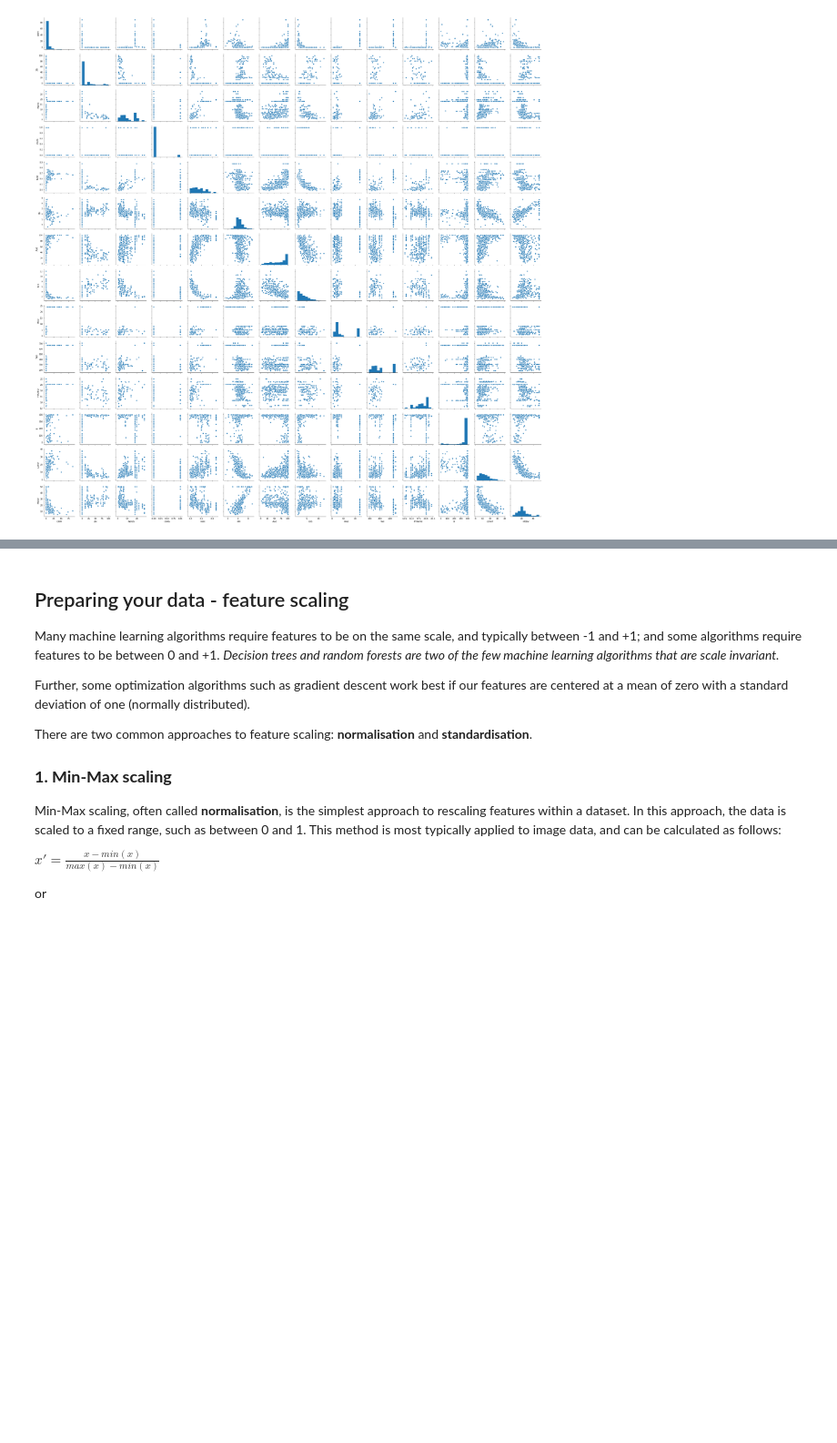
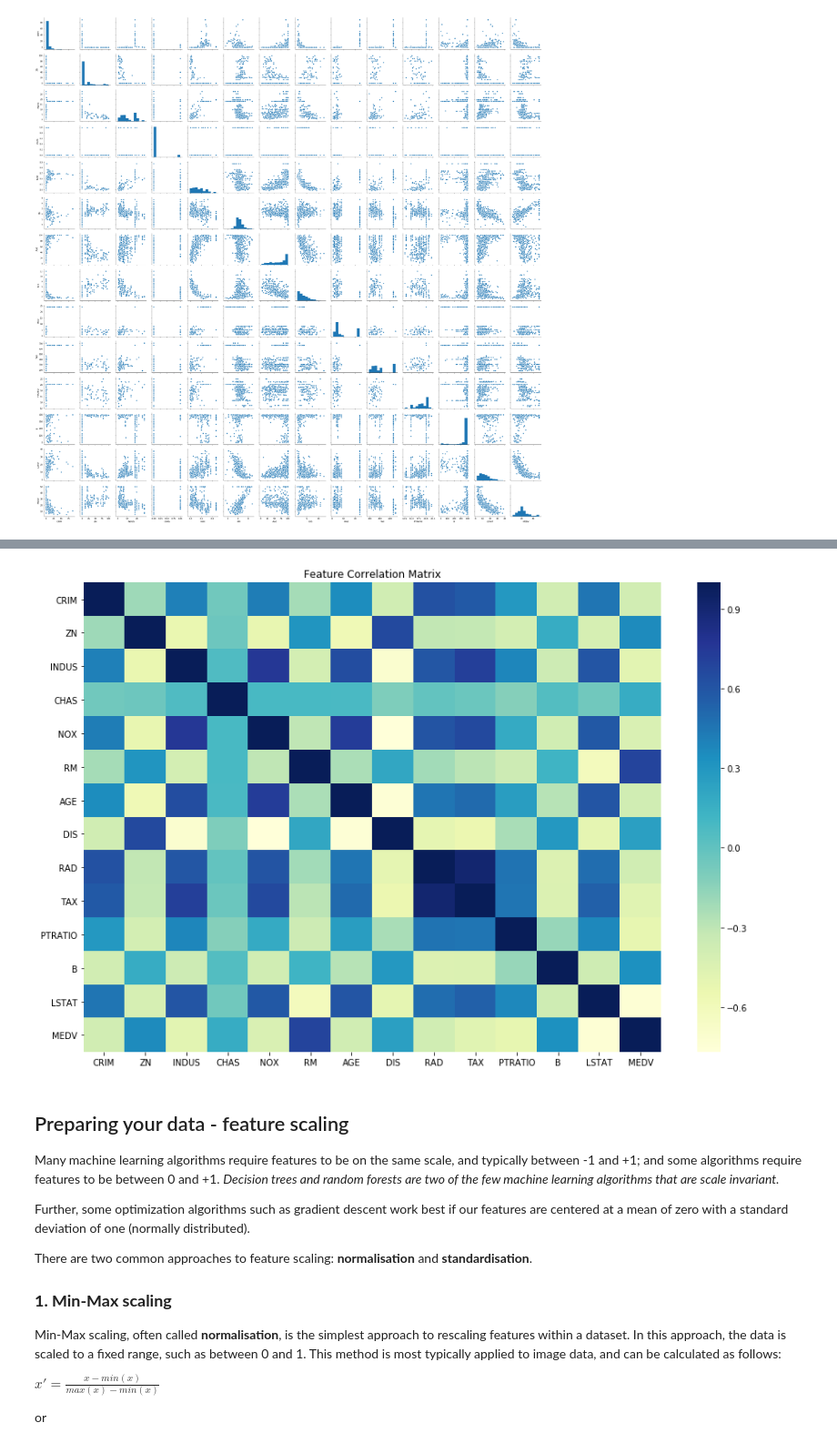
Before and after one commit to tjs23/python_ml_course, a Jupyter notebook: LMB_Python_Machine_Learning.ipynb, the cells around one changed output, grey strips where cells are left out. Shown at 91% size. Saved outputs shown, nothing was run; the diff lists cells and outputs as text; code cells hidden in the pictures; blank space fills up the shorter version.

```diff
--- a/LMB_Python_Machine_Learning.ipynb
+++ b/LMB_Python_Machine_Learning.ipynb
@@ -399,3 +453,13 @@ plt.show()
+# %%
+fig, ax = plt.subplots(figsize=(15,10))
+
+corr = df_all.corr()
+sns.heatmap(corr, cmap='YlGnBu', ax=ax)
+ax.set_title("Feature Correlation Matrix")
+
+plt.show()
+# %% [output]
+[figure, added]
 # %% [markdown]
 ## Preparing your data - feature scaling
 
```
Also changed, not shown: parts of 15 cells of this notebook, 2 other files.
